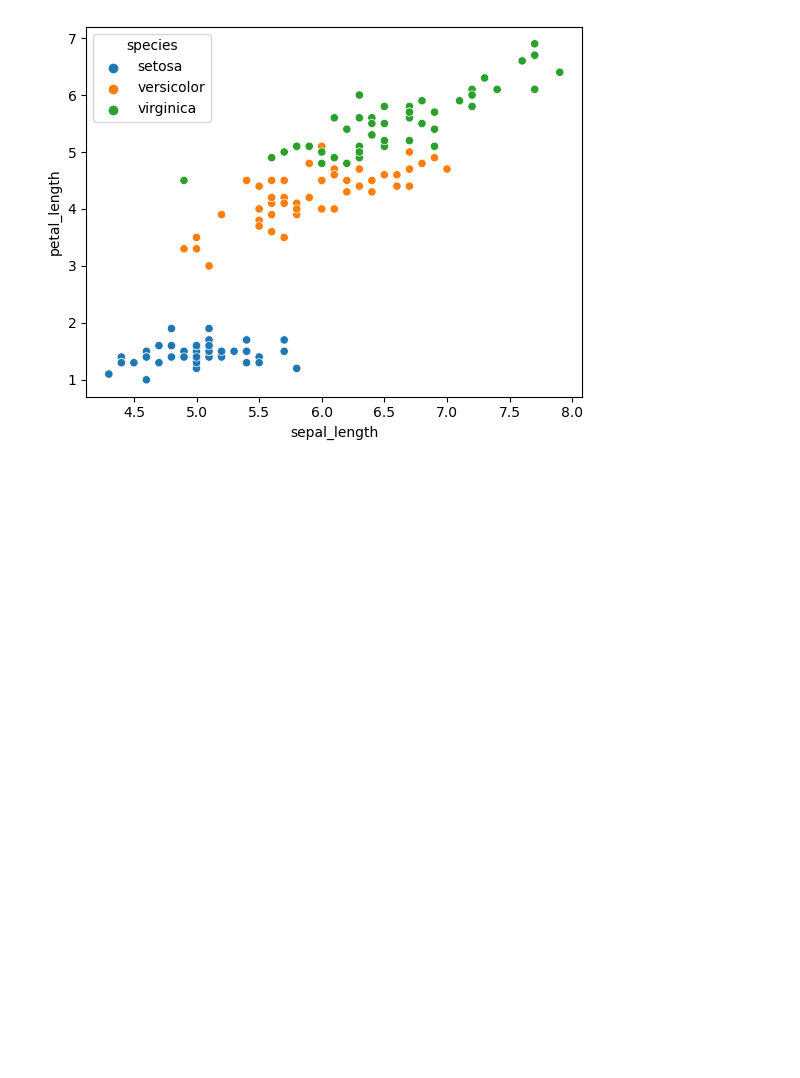
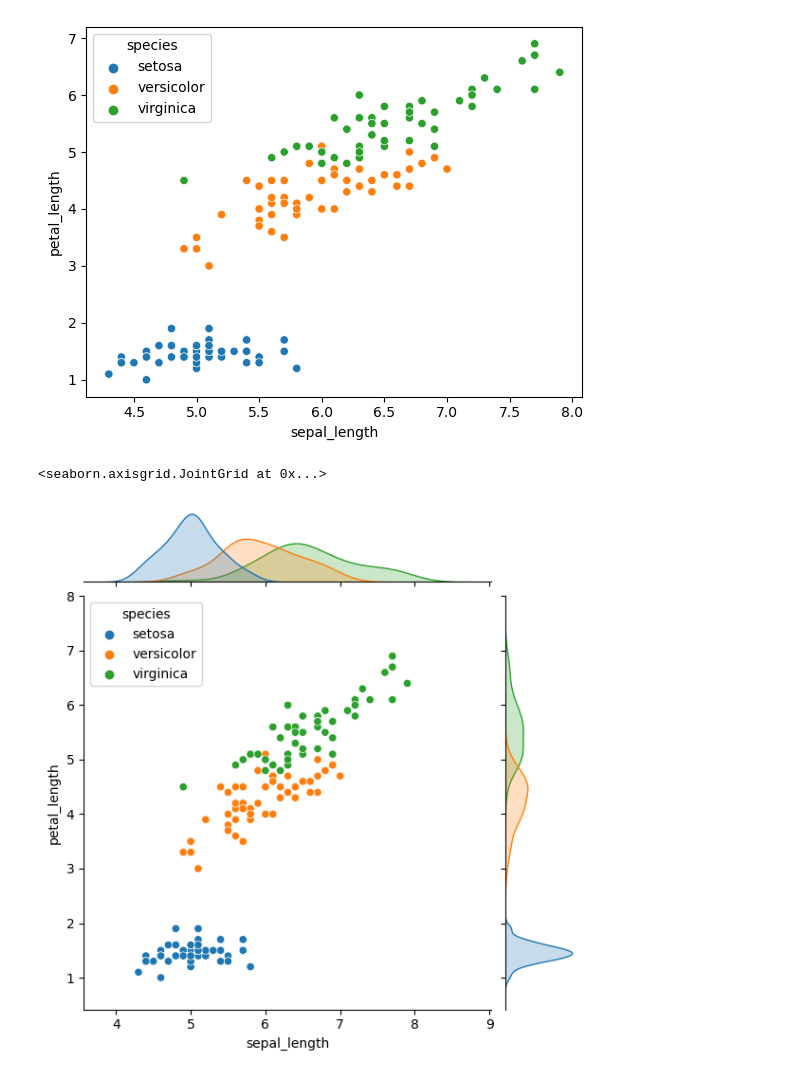
Before and after one commit to data4if/project_math, a Jupyter notebook: statics.ipynb, the cells around one changed output. Saved outputs shown, nothing was run; the diff lists cells and outputs as text; code cells hidden in the pictures; blank space fills up the shorter version.

```diff
--- a/statics.ipynb
+++ b/statics.ipynb
@@ -99,3 +99,8 @@ sns.scatterplot(data=irir, x='sepal_length', y='petal_length', hue='species')
 # %% [output]
 <Axes: xlabel='sepal_length', ylabel='petal_length'>
 [figure]
+# %%
+sns.jointplot(data=irir, x='sepal_length', y='petal_length', hue='species')
+# %% [output]
+<seaborn.axisgrid.JointGrid at 0x...>
+[figure, added]
```
Also changed, not shown: parts of 2 cells of this notebook.
